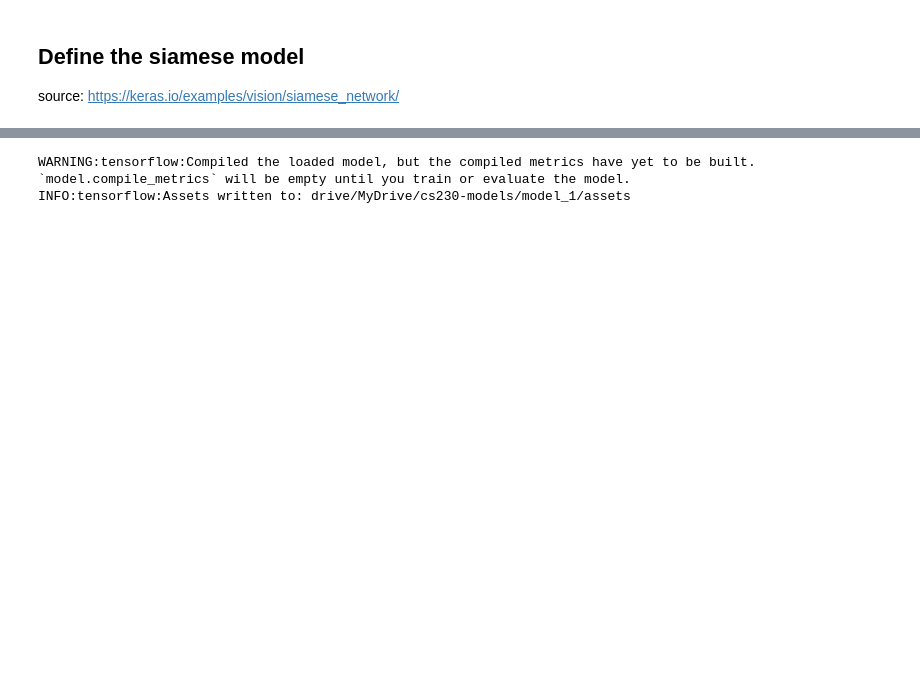
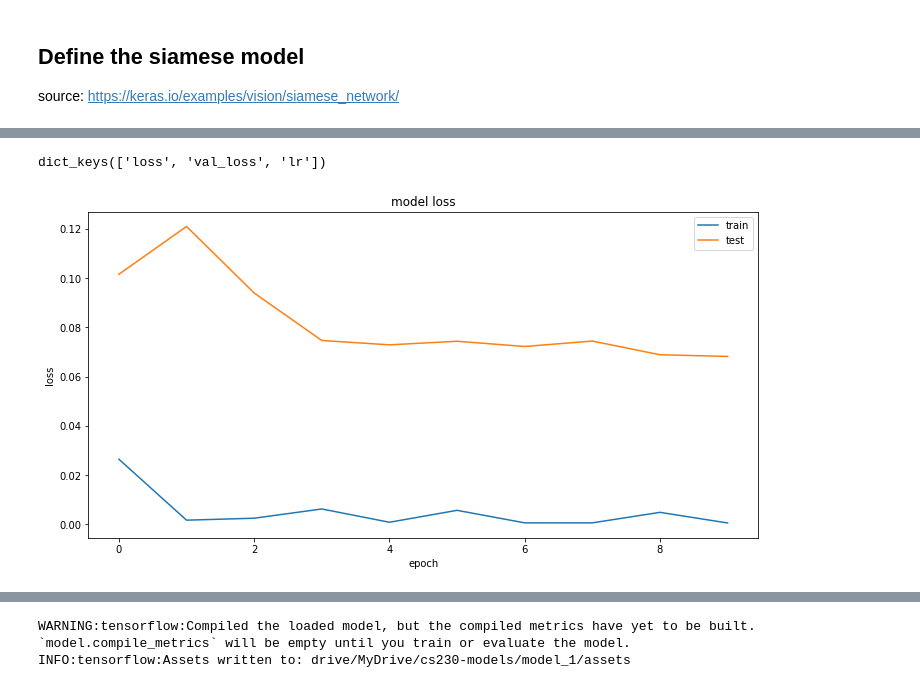
Before and after one commit to ladouceu/cs230-ladouceu, a Jupyter notebook: train_siamese_model.ipynb, the cells around one changed output, grey strips where cells are left out. Drawn from its saved outputs; the diff is of its cells as text; code cells hidden in the pictures; blank space fills up the shorter version.

```diff
--- a/train_siamese_model.ipynb
+++ b/train_siamese_model.ipynb
@@ -443,11 +646,17 @@ KeyboardInterrupt: ignored
+# %%
+print(history.history.keys())
+# %% [output]
+dict_keys(['loss', 'val_loss', 'lr'])
 # %%
-print(history.history.keys())
-
-# not sure if the following works
-# plt.plot(history.history['loss'])
-# plt.plot(history.history['val_loss'])
-# plt.title('model loss')
-# plt.ylabel('loss')
-# plt.xlabel('epoch')
-# plt.legend(['train', 'test'], loc='upper left')
-# plt.show()
+# plot the train and val losses
+plt.figure(figsize=(12,6))
+plt.plot(history.history['loss'])
+plt.plot(history.history['val_loss'])
+plt.title('model loss')
+plt.ylabel('loss')
+plt.xlabel('epoch')
+plt.legend(['train', 'test'], loc='best')
+plt.savefig("drive/MyDrive/cs230-figures/train_val_losses.png")
+plt.show()
+# %% [output]
+[figure, added]
```
Also changed, not shown: parts of 16 cells of this notebook, 1 other file.
